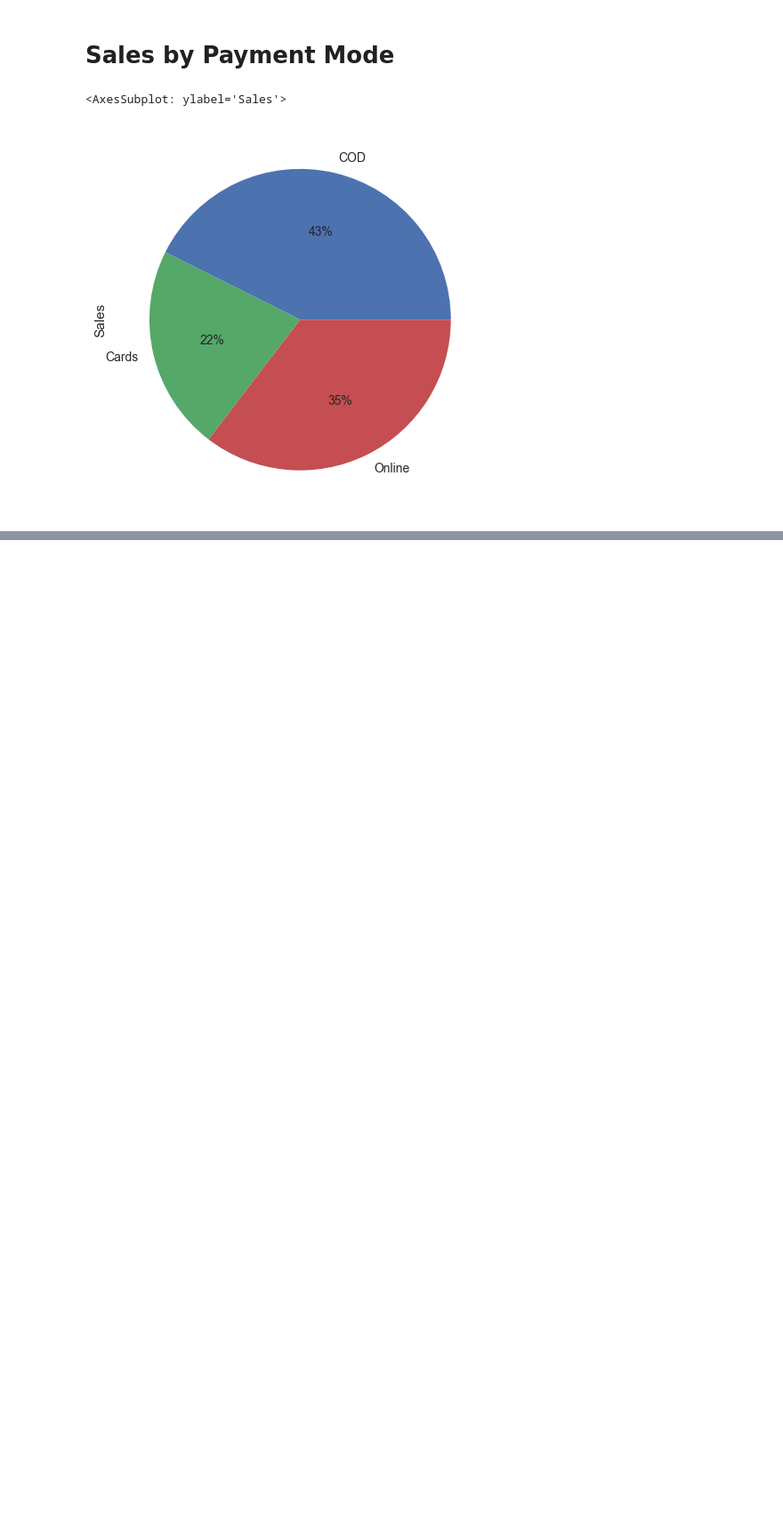
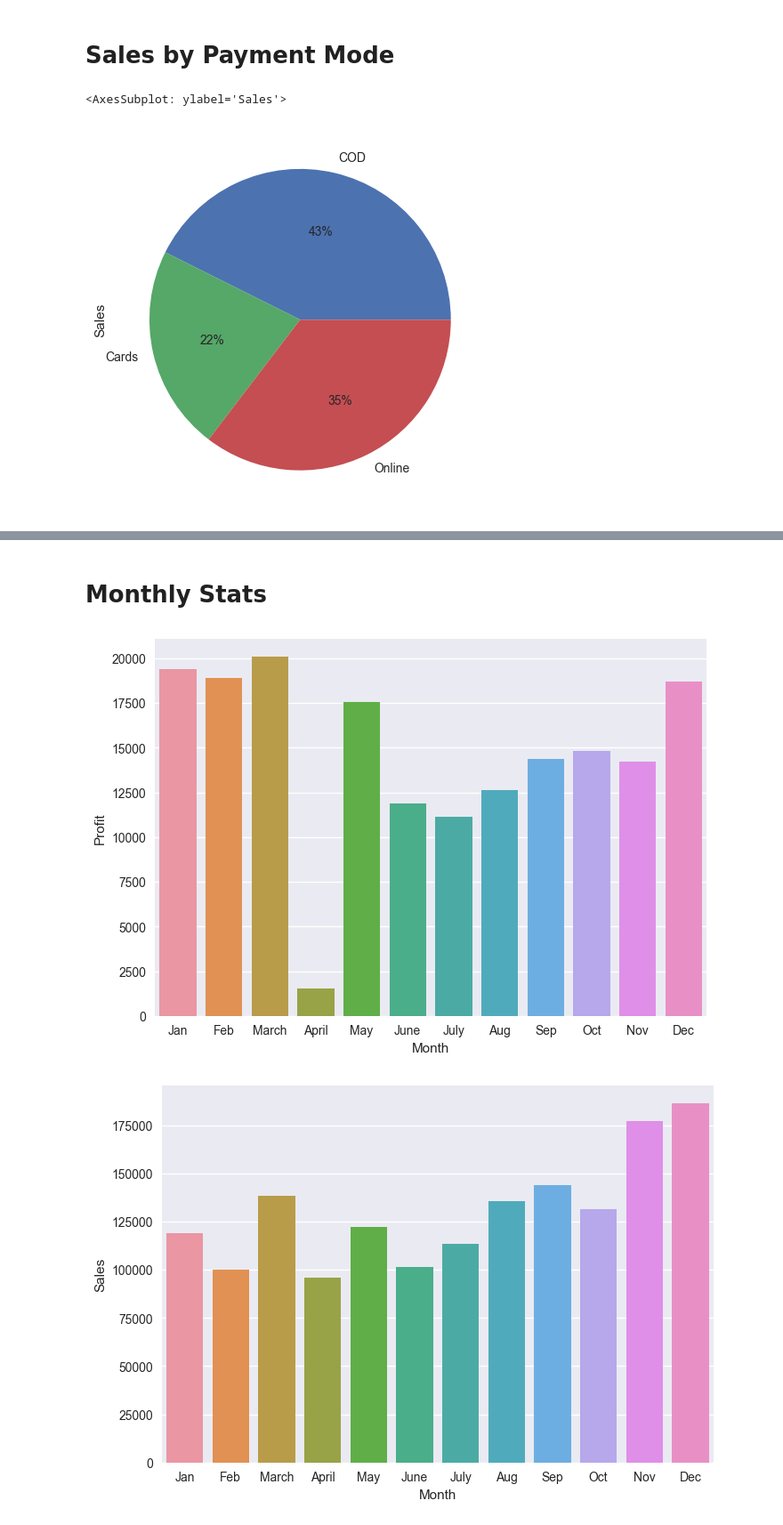
Before and after one commit to Ashish20010015/Super-Store-Sales-Analysis, a Jupyter notebook: analysis.ipynb, the cells around one changed output, grey strips where cells are left out. Shown at 89% size. Saved outputs shown, nothing was run; the diff lists cells and outputs as text; code cells hidden in the pictures; blank space fills up the shorter version.

```diff
--- a/analysis.ipynb
+++ b/analysis.ipynb
@@ -486,0 +513,22 @@ plt.show()
+# %% [markdown]
+# Monthly Stats
+# %%
+def calculate_monthly(column):
+    monthly_profit = {}
+    month = {1:"Jan", 2: "Feb", 3:"March", 4:"April", 5:"May", 6:"June", 7:"July", 8:"Aug", 9:"Sep", 10:"Oct", 11:"Nov", 12:"Dec"}
+    for _,rows in dataset.iterrows():
+        try:
+            monthly_profit[pd.to_datetime(rows['Order Date']).month] += rows[column]
+        except KeyError:
+            monthly_profit[pd.to_datetime(rows['Order Date']).month] = rows[column]
+    d = {i[0]: i[1] for i in [(month[item[0]],item[1]) for item in sorted(monthly_profit.items())]}
+    ax = sns.barplot(data=pd.DataFrame(d,index=[0]))
+    ax.set(xlabel= "Month", ylabel=column)
+    plt.show()
+# %%
+calculate_monthly('Profit')
+calculate_monthly('Sales')
+calculate_monthly('Quantity')
+# %% [output]
+[figure, added]
+[figure, added]
```
Also changed, not shown: parts of 18 cells of this notebook.
